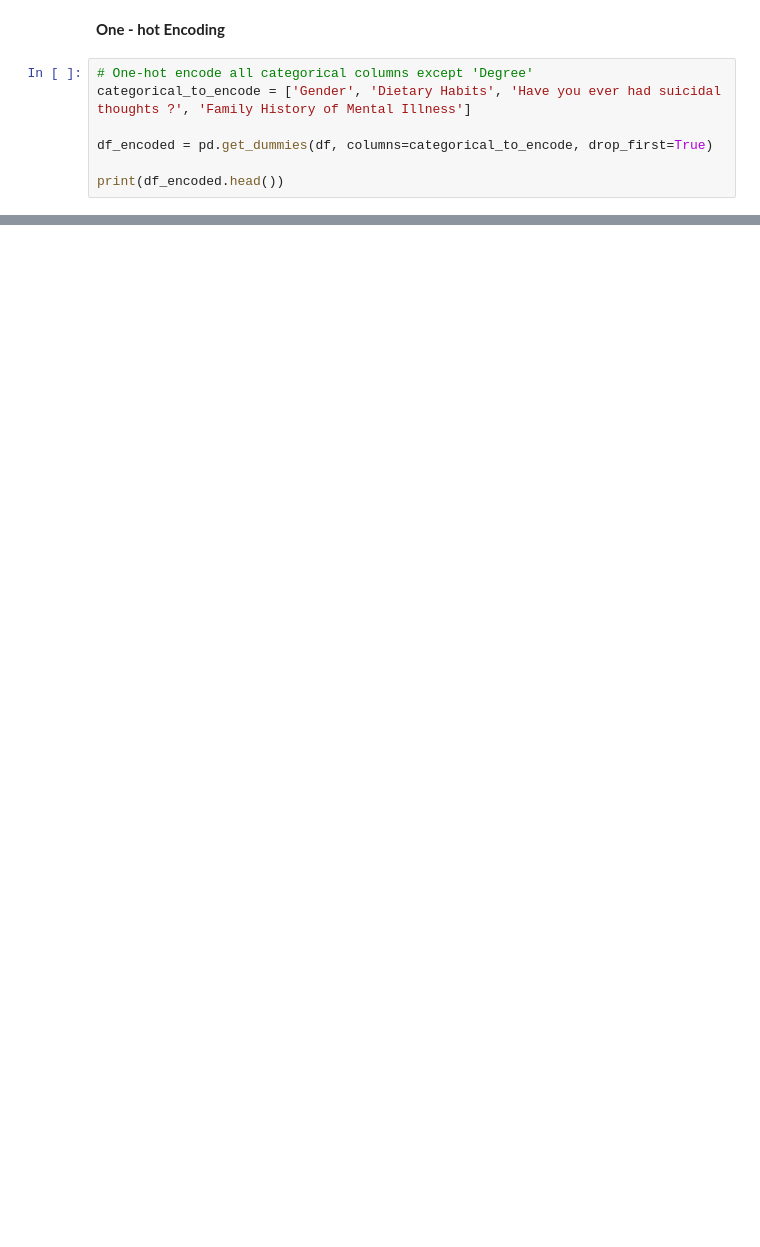
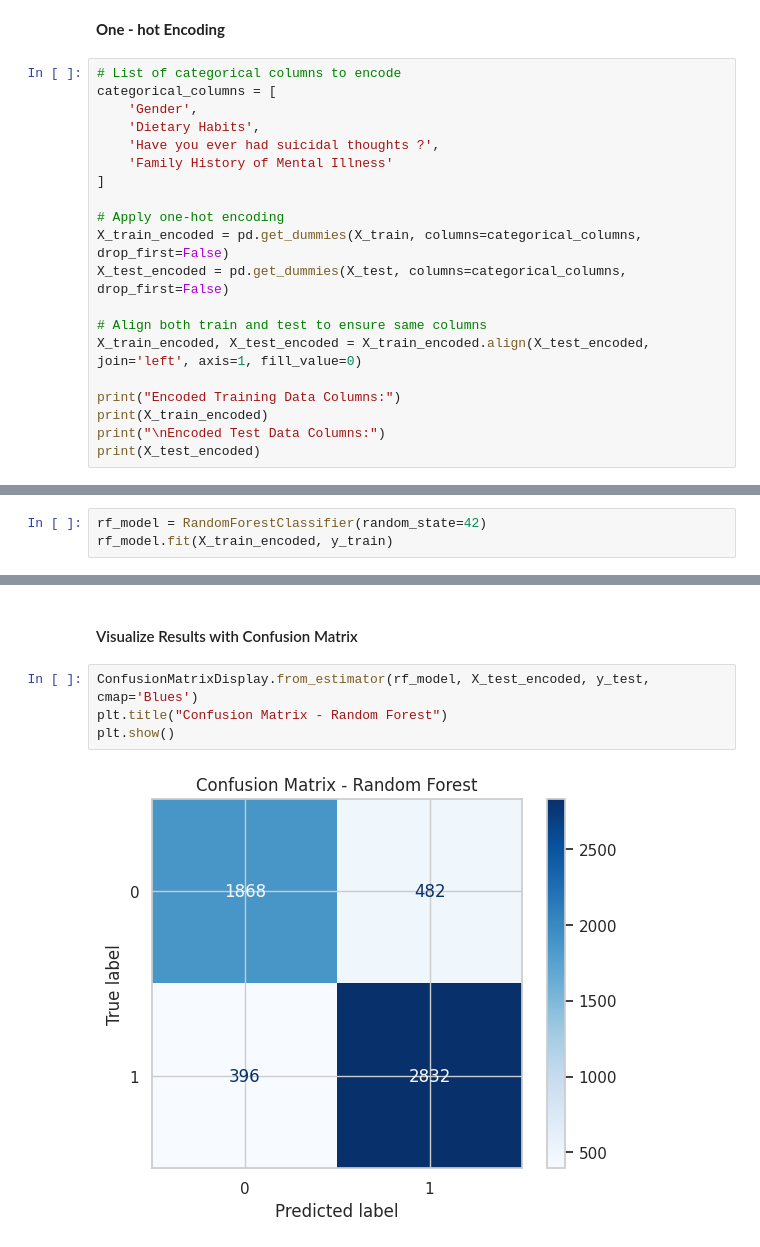
Before and after one commit to SeminiAmanda/student-depression-predictor, a Jupyter notebook: notebooks/FC110568_DiliniSew/RandomForest_ModelTraining.ipynb, the cells around one changed output, grey strips where cells are left out. Cells and saved outputs as stored; diff of their text form; blank space fills up the shorter version.

Commit message:
Data Splitting, Encoding, RF model training and Evaluating

```diff
--- a/notebooks/FC110568_DiliniSew/RandomForest_ModelTraining.ipynb
+++ b/notebooks/FC110568_DiliniSew/RandomForest_ModelTraining.ipynb
@@ -156,10 +178,23 @@ df.drop(columns=['Degree', 'Degree_Grouped'], inplace=True)
 # %% [markdown]
 **One - hot Encoding**
 # %%
-# One-hot encode all categorical columns except 'Degree'
-categorical_to_encode = ['Gender', 'Dietary Habits', 'Have you ever had suicidal thoughts ?', 'Family History of Mental Illness']
+# List of categorical columns to encode
+categorical_columns = [
+    'Gender',
+    'Dietary Habits',
+    'Have you ever had suicidal thoughts ?',
+    'Family History of Mental Illness'
+]
 
-df_encoded = pd.get_dummies(df, columns=categorical_to_encode, drop_first=True)
+# Apply one-hot encoding
+X_train_encoded = pd.get_dummies(X_train, columns=categorical_columns, drop_first=False)
+X_test_encoded = pd.get_dummies(X_test, columns=categorical_columns, drop_first=False)
 
-print(df_encoded.head())
+# Align both train and test to ensure same columns
+X_train_encoded, X_test_encoded = X_train_encoded.align(X_test_encoded, join='left', axis=1, fill_value=0)
+
+print("Encoded Training Data Columns:")
+print(X_train_encoded)
+print("\nEncoded Test Data Columns:")
+print(X_test_encoded)
 # %% [output]
@@ -201,0 +268,3 @@ dtype: int64
+# %%
+rf_model = RandomForestClassifier(random_state=42)
+rf_model.fit(X_train_encoded, y_train)
@@ -201,0 +294,8 @@ dtype: int64
+# %% [markdown]
+#### Visualize Results with Confusion Matrix
+# %%
+ConfusionMatrixDisplay.from_estimator(rf_model, X_test_encoded, y_test, cmap='Blues')
+plt.title("Confusion Matrix - Random Forest")
+plt.show()
+# %% [output]
+[figure, added]
```
Also changed, not shown: parts of 15 cells of this notebook.
